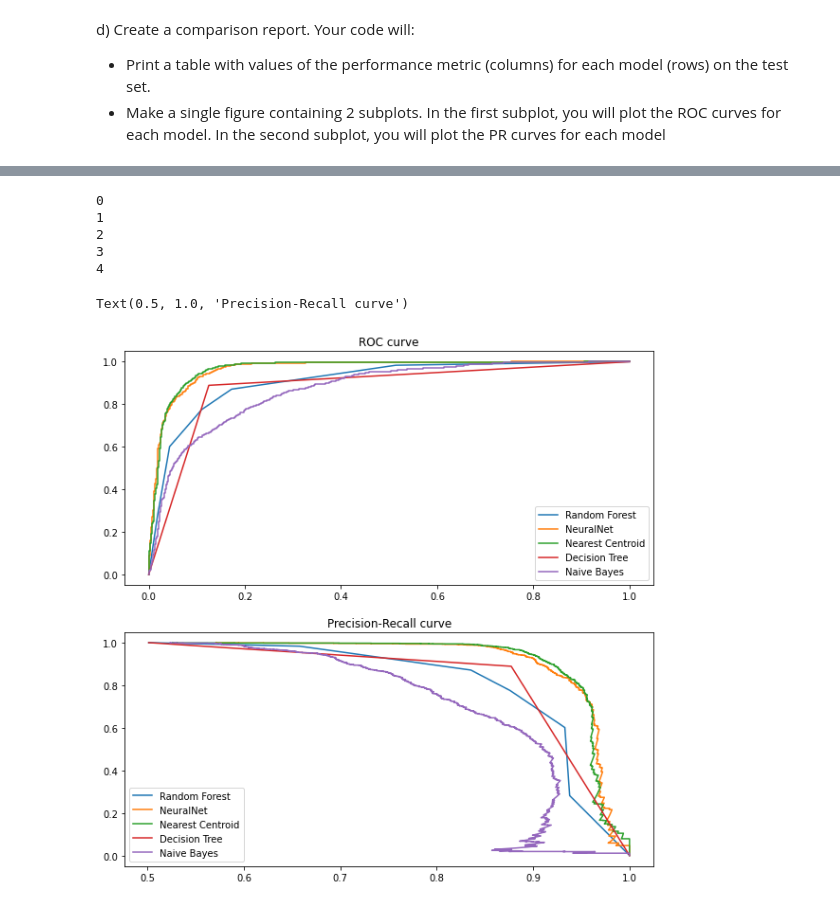
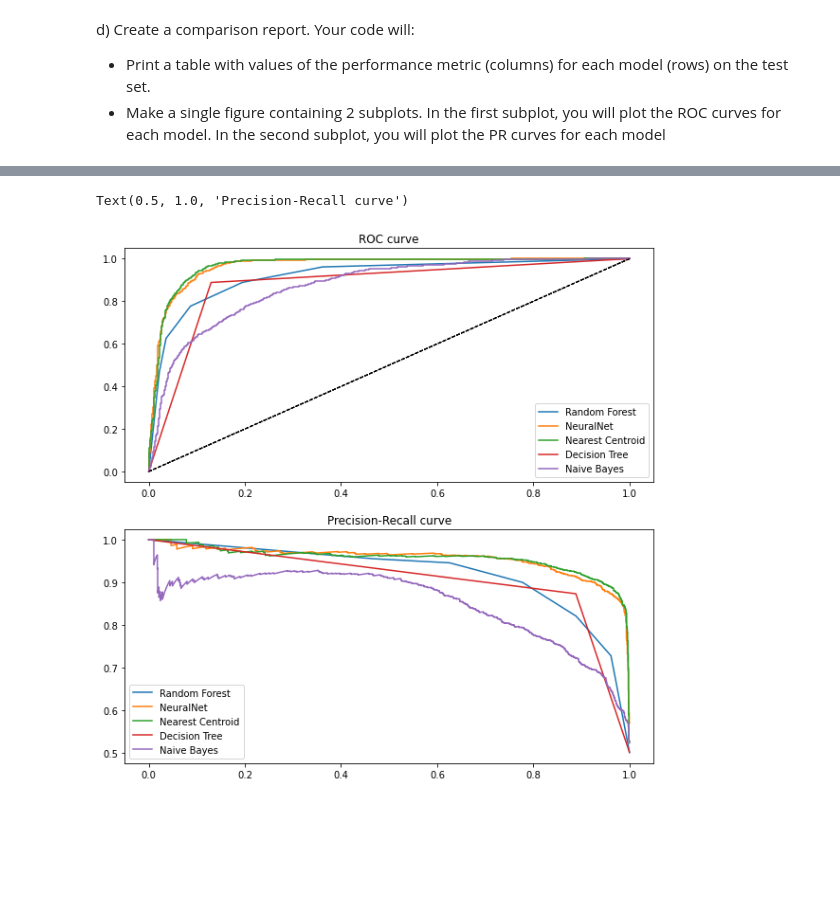
Before and after one commit to GustavoSanches55/NeuralNetAndOthers, a Jupyter notebook: src/506454.ipynb, the cells around one changed output, grey strips where cells are left out. Saved outputs shown, nothing was run; the diff lists cells and outputs as text; code cells hidden in the pictures; blank space fills up the shorter version.

```diff
--- a/src/506454.ipynb
+++ b/src/506454.ipynb
@@ -422,11 +465,12 @@ e) Evaluate the trained model on the test set using the following metrics:
 - AUC-ROC
 # %%
 from sklearn.metrics import accuracy_score, roc_auc_score, average_precision_score
-acc_score = accuracy_score(y_test_2, y_pred_2)
-avr_pr_score = average_precision_score(y_test_2, y_pred_2)
-roc_score = roc_auc_score(y_test_2, y_pred_2)
-
-print(f"accuracy score: {acc_score:.2}")
-print(f"PR score: {avr_pr_score:.2}")
-print(f"roc auc score: {roc_score:.2}")
+preds_1 = [y_pred_2_bad, y_pred_2_good]
+names = ['bad', 'good']
+for i in range(len(preds_1)):
+    print(f"________________{names[i]}________________")
+    print(f"accuracy score: {accuracy_score(y_test_2, preds_1[i]):.2}")
+    print(f"PR score: {roc_auc_score(y_test_2, preds_1[i]):.2}")
+    print(f"roc auc score: {average_precision_score(y_test_2, preds_1[i]):.2}")
+print("____________________________________")
 # %% [output]
@@ -807,23 +885,24 @@ from sklearn.metrics import recall_score
 models = [forest_test, mine_mlp, nc, tree_class, gaussian]
 names = ["Random Forest", "NeuralNet", "Nearest Centroid", "Decision Tree", "Naive Bayes"]
 
-small_X2 = X_test_2
-small_y2 = y_test_2
+X_test_2
+y_test_2
 precisions = []
 recalls = []
 PRs = []
 ROCs = []
 
 for i in range(len(models)):
-    y_pred_2 = models[i].predict(small_X2)
+    y_pred_2 = models[i].predict(X_test_2)
+    y_pred_2_proba = models[i].predict_proba(X_test_2)[:,1]
     print(f"_____________{names[i]}______________\n")
-    precisions.append(round(precision_score(small_y2, y_pred_2), 3))
+    precisions.append(round(precision_score(y_test_2, y_pred_2), 3))
     print(f"precision: {precisions[-1]}")
-    recalls.append(round(recall_score(small_y2, y_pred_2), 3))
+    recalls.append(round(recall_score(y_test_2, y_pred_2), 3))
     print(f"recall: {recalls[-1]}")
-    PRs.append(round(average_precision_score(small_y2, y_pred_2), 3))
+    PRs.append(round(average_precision_score(y_test_2, y_pred_2_proba), 3))
     print(f"PR score: {PRs[-1]}")
-    ROCs.append(round(roc_auc_score(small_y2, y_pred_2),3))
+    ROCs.append(round(roc_auc_score(y_test_2, y_pred_2_proba),3))
     print(f"ROC score: {ROCs[-1]}")
     print()
 print("______________________________________")
@@ -866,26 +945,21 @@ df
 | Naive Bayes | 0.756 | 0.844 | 0.716 | 0.785 |
 # %%
-from sklearn.metrics import roc_curve, precision_recall_curve
+from sklearn.metrics import roc_curve, precision_recall_curve, auc
 
 fig, ax = plt.subplots(2, figsize=(10,10))
 
 for i in range(len(models)):
-    fpr, tpr, thresholds = roc_curve(small_y2, models[i].predict_proba(small_X2)[:,1])
+    fpr, tpr, thresholds = roc_curve(y_test_2, models[i].predict_proba(X_test_2)[:,1])
     ax[0].plot(fpr, tpr, label=names[i])
+    ax[0].plot([0, 1], [0, 1], color='black', lw=1, linestyle='--')
     ax[0].legend()
 
-    fpr, tpr, thresholds = precision_recall_curve(small_y2, models[i].predict_proba(small_X2)[:,1])
-    ax[1].plot(fpr, tpr, label=names[i])
+    recall, precision, thresholds = precision_recall_curve(y_test_2, models[i].predict_proba(X_test_2)[:,1])
+    ax[1].plot(precision, recall, label=names[i])
     ax[1].legend()
-    print(i)
 
 ax[0].set_title("ROC curve")
 ax[1].set_title("Precision-Recall curve")
 # %% [output]
-0
-1
-2
-3
-4
+Text(0.5, 1.0, 'Precision-Recall curve')
-Text(0.5, 1.0, 'Precision-Recall curve')
-[figure, old version]
+[figure, new version]
```
Also changed, not shown: parts of 38 cells of this notebook.
